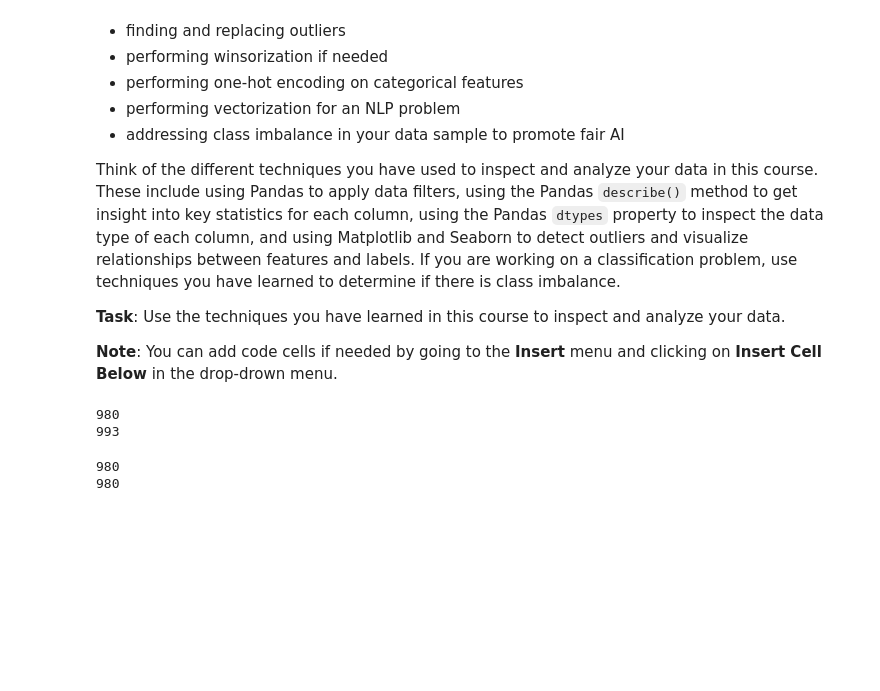
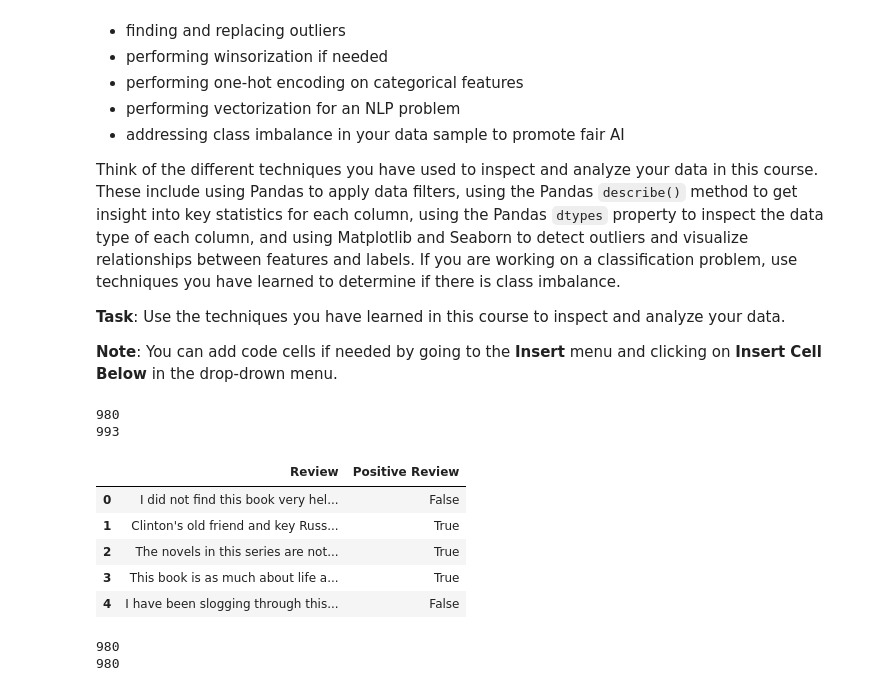
Before and after one commit to isadeks/Book-Review-Sentiment-Analysis, a Jupyter notebook: ImplementMLProjectPlan.ipynb, the cells around one changed output. Cells and saved outputs as stored; diff of their text form; code cells hidden in the pictures; blank space fills up the shorter version.

```diff
--- a/ImplementMLProjectPlan.ipynb
+++ b/ImplementMLProjectPlan.ipynb
@@ -73,6 +73,16 @@ print(len(df) - df['Positive Review'].sum())
 # %% [output]
 980
 993
+# %%
+# Inspect head of the data
+df.head()
+# %% [output]
+|  | Review | Positive Review |
+| 0 | I did not find this book very hel... | False |
+| 1 | Clinton's old friend and key Russ... | True |
+| 2 | The novels in this series are not... | True |
+| 3 | This book is as much about life a... | True |
+| 4 | I have been slogging through this... | False |
 # %%
 positive_samples = df[df['Positive Review'] == 1]
 negative_samples = df[df['Positive Review'] == 0]
```
Also changed, not shown: parts of 8 cells of this notebook.
